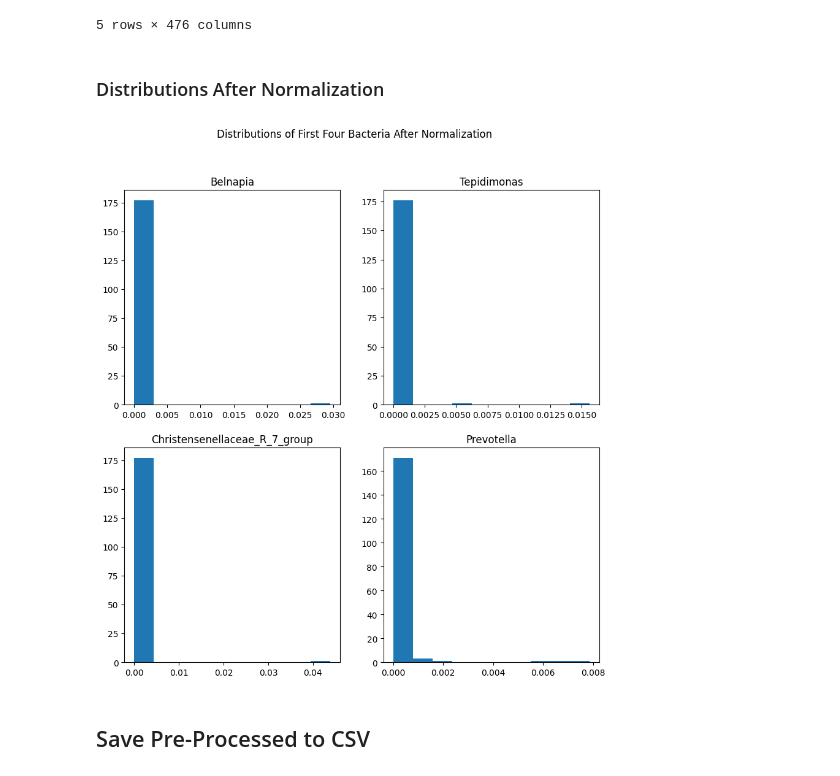
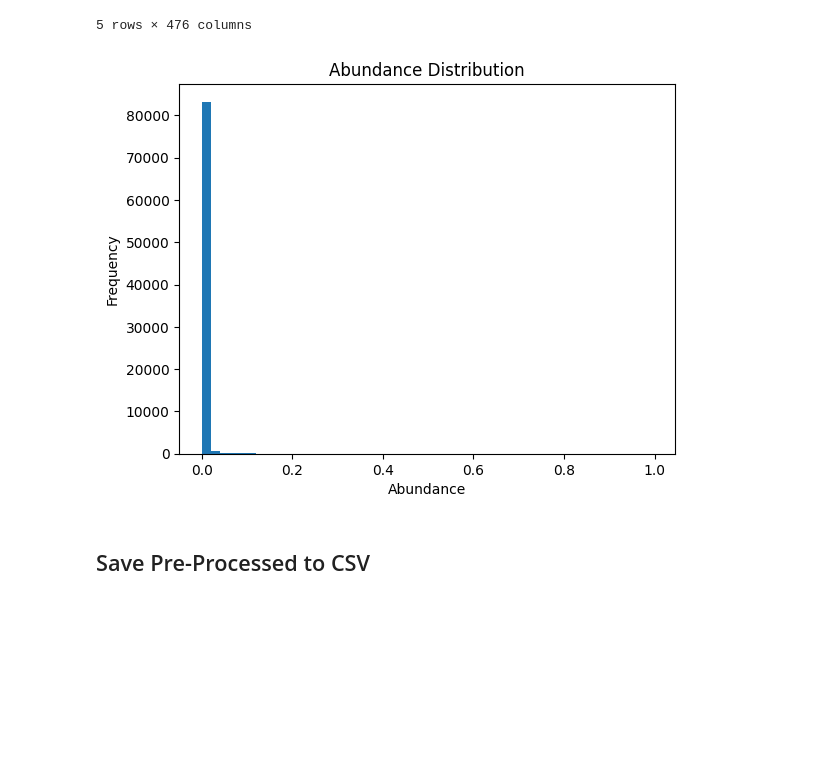
Before and after one commit to nehabhatia8/MLB-Project, a Jupyter notebook: MLB_Neha.ipynb, the cells around one changed output. Drawn from its saved outputs; the diff is of its cells as text; code cells hidden in the pictures; blank space fills up the shorter version.

```diff
--- a/MLB_Neha.ipynb
+++ b/MLB_Neha.ipynb
@@ -124,32 +96,15 @@ df.head()
 | 224326 | 0.000000 | 0.0 | 0.0 | 0.0 | ... |
 | 206624 | 0.029565 | 0.0 | 0.0 | 0.0 | ... |
 5 rows × 476 columns
-# %% [markdown]
-### Distributions After Normalization
-# %%
-# Create a figure with subplots
-fig, axs = plt.subplots(nrows=2, ncols=2, figsize=(10, 10))
-
-# Plot each feature on a subplot
-axs[0, 0].hist(df.iloc[:, 0])
-axs[0, 0].set_title('Belnapia')
-
-axs[0, 1].hist(df.iloc[:, 1])
-axs[0, 1].set_title('Tepidimonas')
-
-axs[1, 0].hist(df.iloc[:, 2])
-axs[1, 0].set_title('Christensenellaceae_R_7_group')
-
-axs[1, 1].hist(df.iloc[:, 3])
-axs[1, 1].set_title('Prevotella')
-
-# Add an overall title
-fig.suptitle('Distributions of First Four Bacteria After Normalization')
-
-# Show the plot
-plt.show()
-# %% [output]
-[figure, removed]
+# %%
+abundance_data = df.values.flatten()  # Extract abundance data from the dataframe
+plt.hist(abundance_data, bins=50)  # Create histogram with 50 bins
+plt.xlabel('Abundance')  # Set x-axis label
+plt.ylabel('Frequency')  # Set y-axis label
+plt.title('Abundance Distribution')  # Set plot title
+plt.show()  # Display the plot
+# %% [output]
+[figure, added]
 # %% [markdown]
 ## Save Pre-Processed to CSV
 # %%
```
Also changed, not shown: parts of 22 cells of this notebook.
